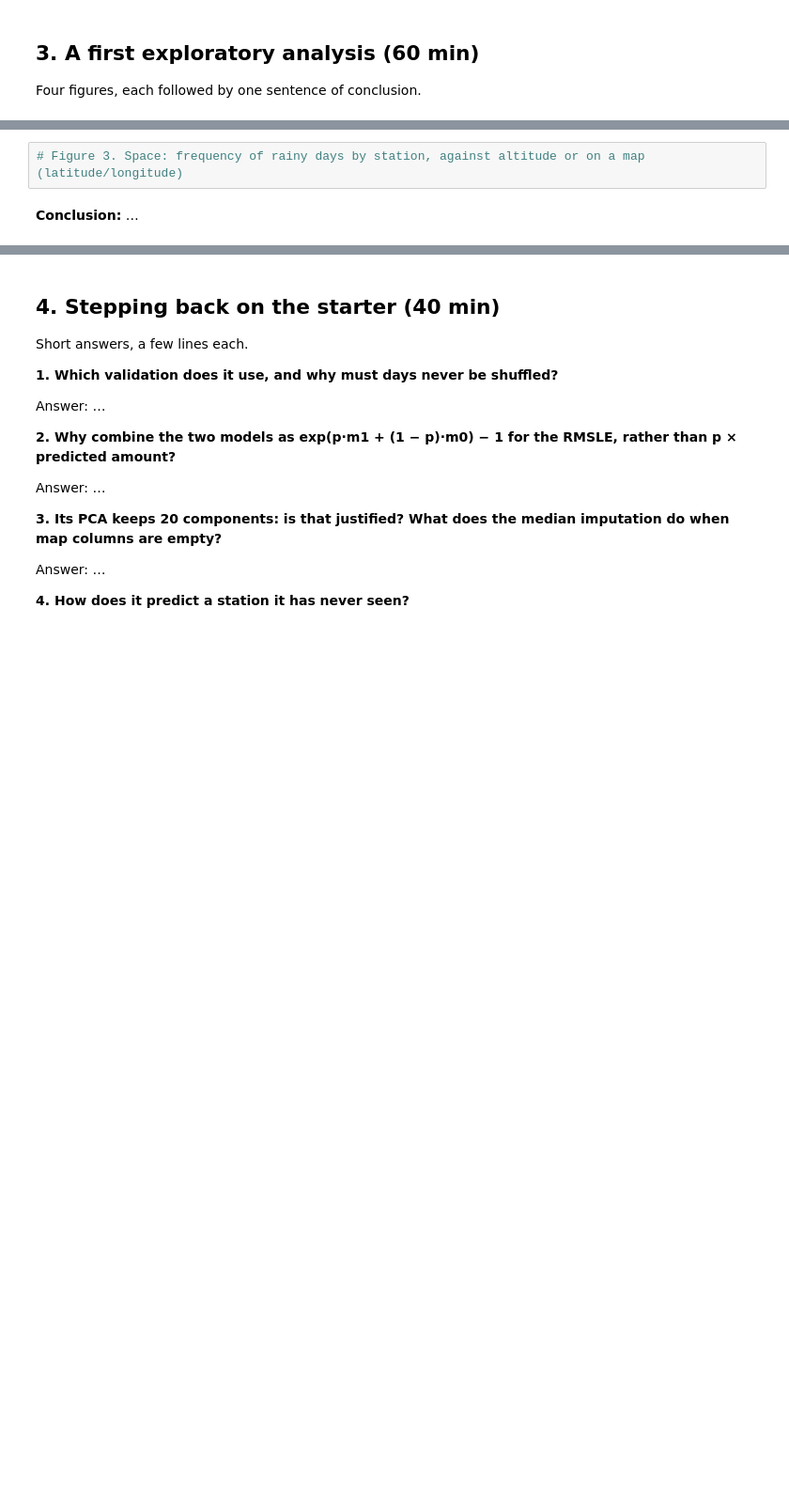
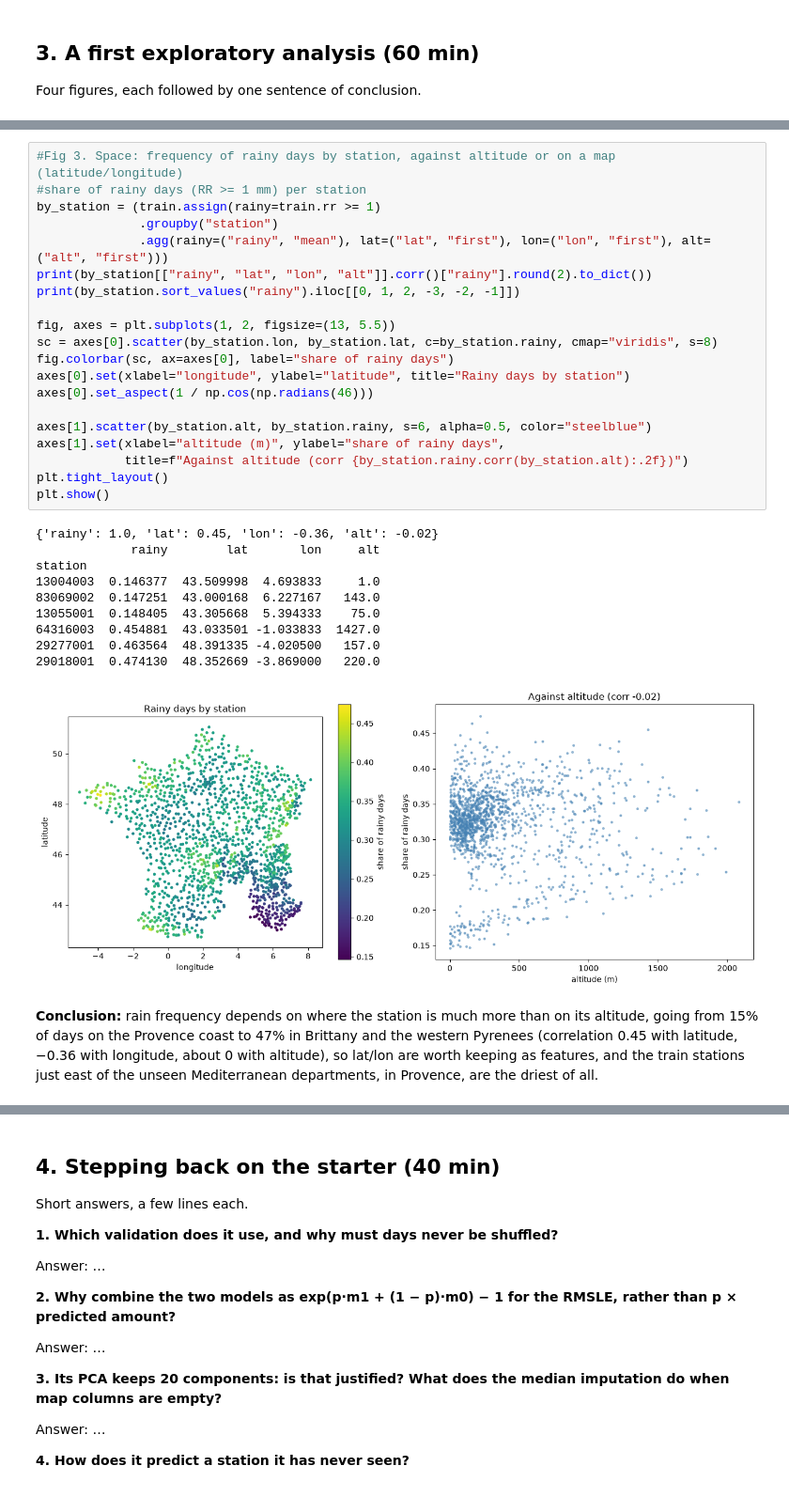
Before and after one commit to GabDestal/ML_Kaggle_Competition, a Jupyter notebook: session1_checkpoint.ipynb, the cells around one changed output, grey strips where cells are left out. Shown at 94% size. Drawn from its saved outputs; the diff is of its cells as text; blank space fills up the shorter version.

```diff
--- a/session1_checkpoint.ipynb
+++ b/session1_checkpoint.ipynb
@@ -132,5 +206,34 @@ Four figures, each followed by one sentence of conclusion.
 # %%
-# Figure 3. Space: frequency of rainy days by station, against altitude or on a map (latitude/longitude)
+#Fig 3. Space: frequency of rainy days by station, against altitude or on a map (latitude/longitude)
+#share of rainy days (RR >= 1 mm) per station
+by_station = (train.assign(rainy=train.rr >= 1)
+              .groupby("station")
+              .agg(rainy=("rainy", "mean"), lat=("lat", "first"), lon=("lon", "first"), alt=("alt", "first")))
+print(by_station[["rainy", "lat", "lon", "alt"]].corr()["rainy"].round(2).to_dict())
+print(by_station.sort_values("rainy").iloc[[0, 1, 2, -3, -2, -1]])
+
+fig, axes = plt.subplots(1, 2, figsize=(13, 5.5))
+sc = axes[0].scatter(by_station.lon, by_station.lat, c=by_station.rainy, cmap="viridis", s=8)
+fig.colorbar(sc, ax=axes[0], label="share of rainy days")
+axes[0].set(xlabel="longitude", ylabel="latitude", title="Rainy days by station")
+axes[0].set_aspect(1 / np.cos(np.radians(46)))
+
+axes[1].scatter(by_station.alt, by_station.rainy, s=6, alpha=0.5, color="steelblue")
+axes[1].set(xlabel="altitude (m)", ylabel="share of rainy days",
+            title=f"Against altitude (corr {by_station.rainy.corr(by_station.alt):.2f})")
+plt.tight_layout()
+plt.show()
+# %% [output]
+{'rainy': 1.0, 'lat': 0.45, 'lon': -0.36, 'alt': -0.02}
+             rainy        lat       lon     alt
+station
+13004003  0.146377  43.509998  4.693833     1.0
+83069002  0.147251  43.000168  6.227167   143.0
+13055001  0.148405  43.305668  5.394333    75.0
+64316003  0.454881  43.033501 -1.033833  1427.0
+29277001  0.463564  48.391335 -4.020500   157.0
+29018001  0.474130  48.352669 -3.869000   220.0
+[figure, added]
 # %% [markdown]
-**Conclusion:** …
+**Conclusion:** rain frequency depends on where the station is much more than on its altitude, going from 15% of days on the Provence coast to 47% in Brittany and the western Pyrenees (correlation 0.45 with latitude, −0.36 with longitude, about 0 with altitude), so lat/lon are worth keeping as features, and the train stations just east of the unseen Mediterranean departments, in Provence, are the driest of all.
 # %%
```
Also changed, not shown: parts of 10 cells of this notebook, 2 other files.
